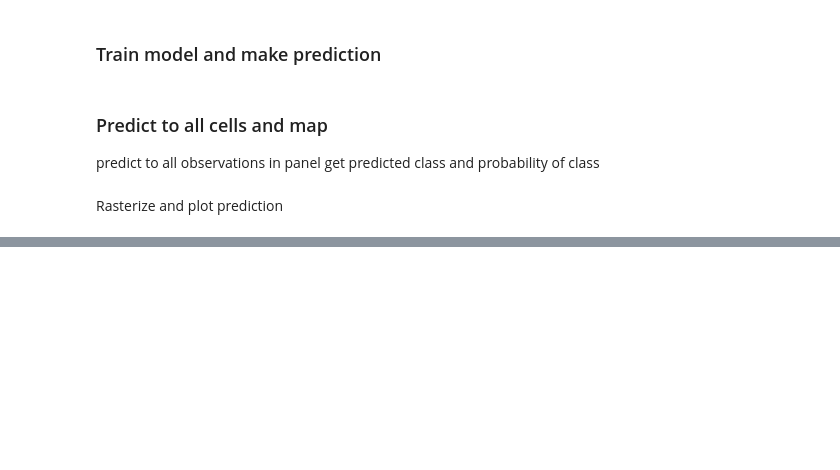
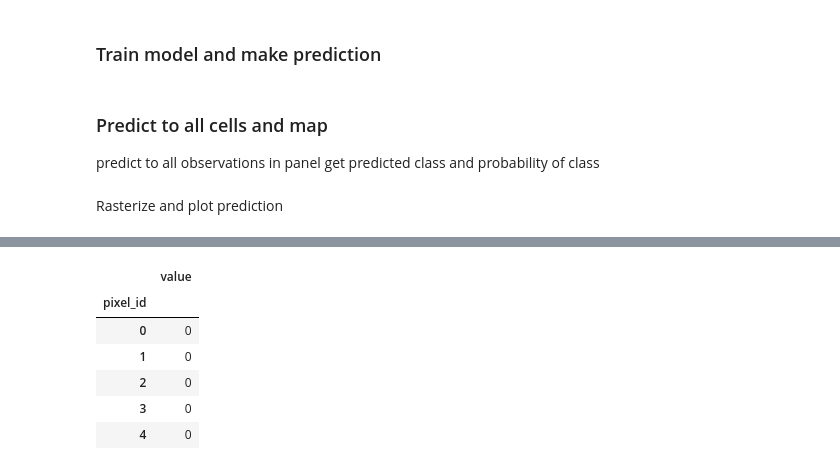
Before and after one commit to isaacWpark/wildfire_FRAP, a Jupyter notebook: Workflow/Window_Workflow_MultiYear_FullData_Dev.ipynb, the cells around one changed output, grey strips where cells are left out. Drawn from its saved outputs; the diff is of its cells as text; code cells hidden in the pictures; blank space fills up the shorter version.

```diff
--- a/Workflow/Window_Workflow_MultiYear_FullData_Dev.ipynb
+++ b/Workflow/Window_Workflow_MultiYear_FullData_Dev.ipynb
@@ -608,0 +631,11 @@ print(q)
+# %%
+target_Data_iter2 = target_Data_iter2.to_frame(name = "value")
+target_Data_iter2.head()
+# %% [output]
+|  | value |
+| pixel_id |  |
+| 0 | 0 |
+| 1 | 0 |
+| 2 | 0 |
+| 3 | 0 |
+| 4 | 0 |
```
Also changed, not shown: parts of 16 cells of this notebook.
